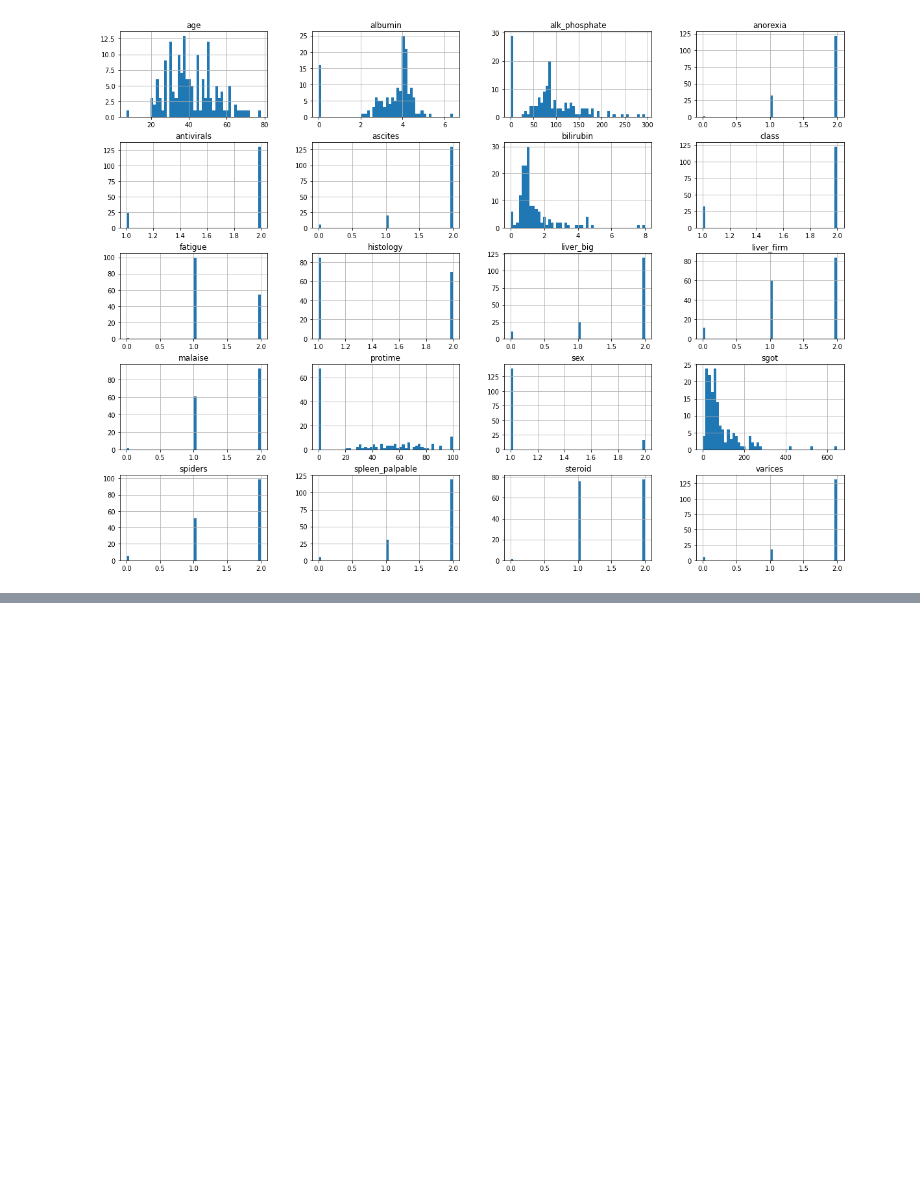
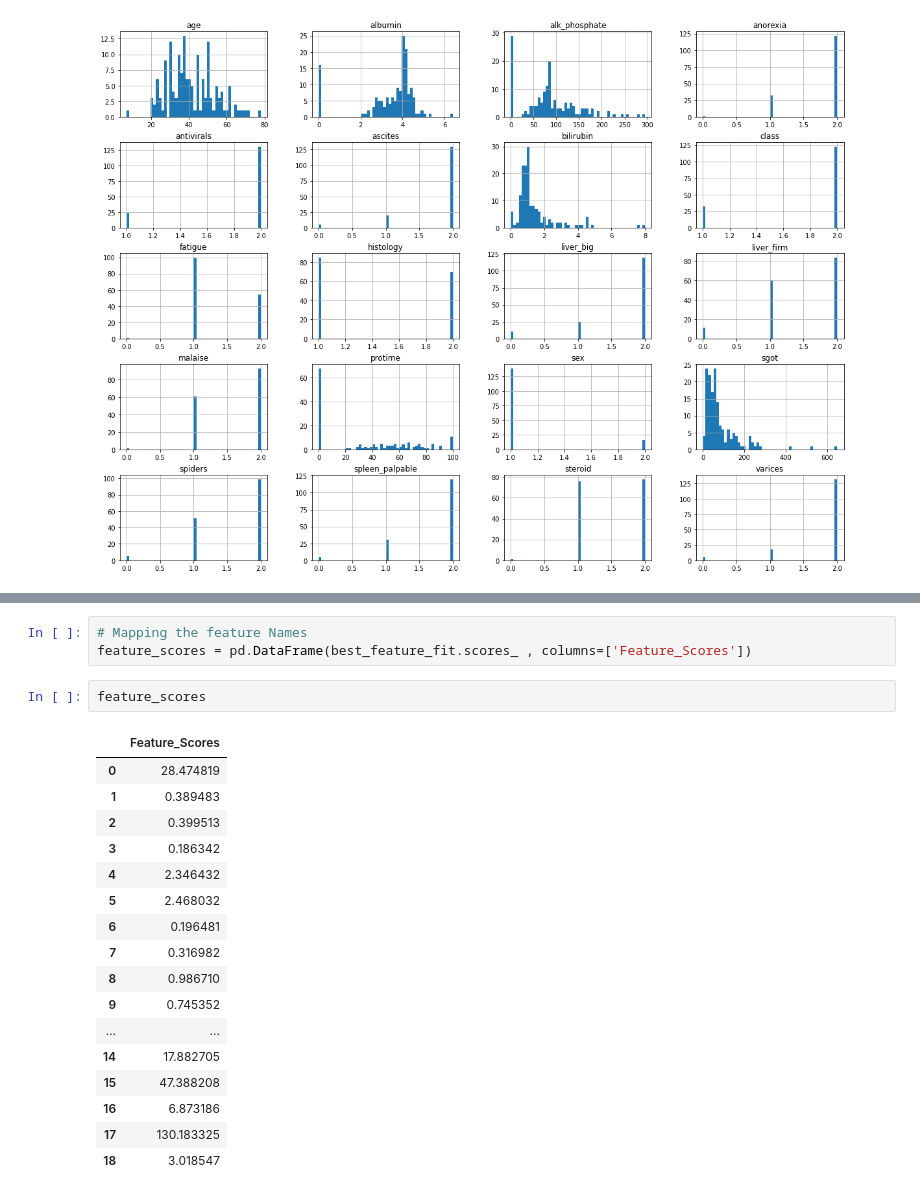
Before and after one commit to code-JOA/Predicting_Hepatitis_Mortality_Rate, a Jupyter notebook: Hepatitis_Mortality_Prediction.ipynb, the cells around one changed output, grey strips where cells are left out. Cells and saved outputs as stored; diff of their text form; blank space fills up the shorter version.

```diff
--- a/Hepatitis_Mortality_Prediction.ipynb
+++ b/Hepatitis_Mortality_Prediction.ipynb
@@ -489,0 +545,23 @@ plt.show()
+# %%
+# Mapping the feature Names
+feature_scores = pd.DataFrame(best_feature_fit.scores_ , columns=['Feature_Scores'])
+# %%
+feature_scores
+# %% [output]
+|  | Feature_Scores |
+| 0 | 28.474819 |
+| 1 | 0.389483 |
+| 2 | 0.399513 |
+| 3 | 0.186342 |
+| 4 | 2.346432 |
+| 5 | 2.468032 |
+| 6 | 0.196481 |
+| 7 | 0.316982 |
+| 8 | 0.986710 |
+| 9 | 0.745352 |
+| ... | ... |
+| 14 | 17.882705 |
+| 15 | 47.388208 |
+| 16 | 6.873186 |
+| 17 | 130.183325 |
+| 18 | 3.018547 |
```
Also changed, not shown: parts of 15 cells of this notebook.
